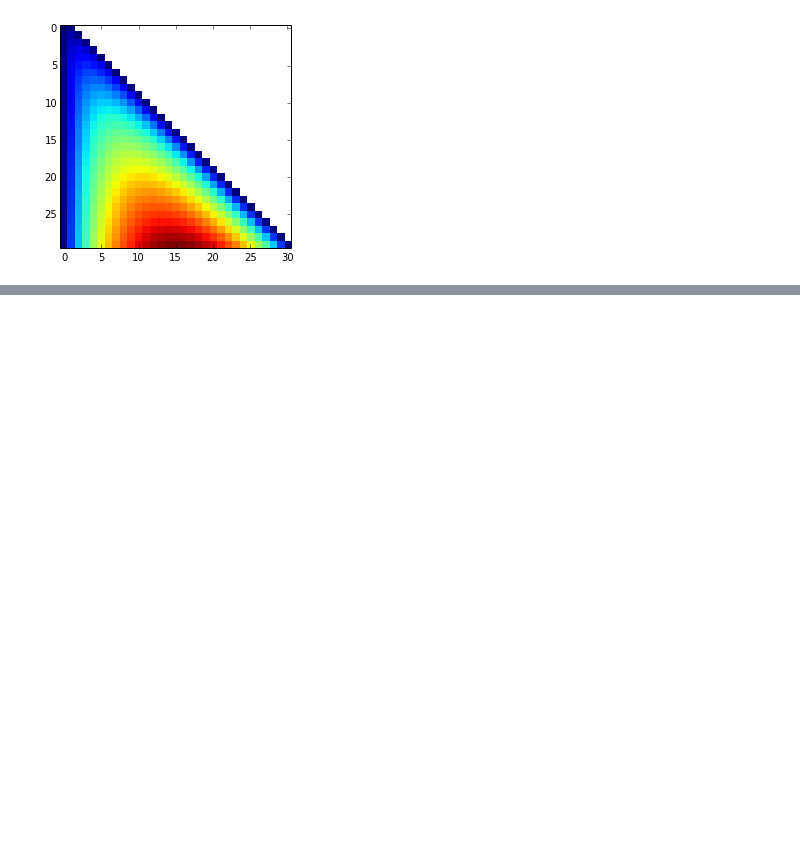
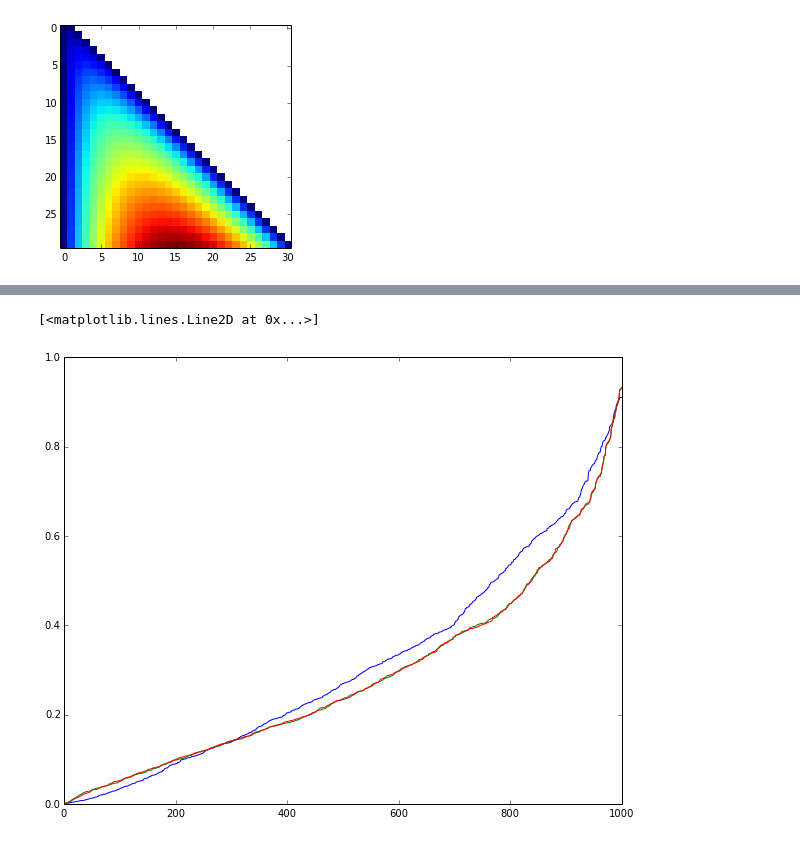
Before and after one commit to znah/notebooks, a Jupyter notebook: ac_ransac.ipynb, the cells around one changed output, grey strips where cells are left out. Drawn from its saved outputs; the diff is of its cells as text; code cells hidden in the pictures; blank space fills up the shorter version.

```diff
--- a/ac_ransac.ipynb
+++ b/ac_ransac.ipynb
@@ -85,0 +69,9 @@ plot(estimate_threshold(residuals(fitline(outliers), points), lambda r:r))
+# %%
+def residuals_s(C, p):
+    return sort(abs(residuals(C, p)))
+plot(residuals_s(fitline(inliers), points))
+plot(residuals_s(fitline(points), points))
+plot(residuals_s(fitline(outliers), points))
+# %% [output]
+[<matplotlib.lines.Line2D at 0x...>]
+[figure, added]
```
Also changed, not shown: parts of 9 cells of this notebook.
